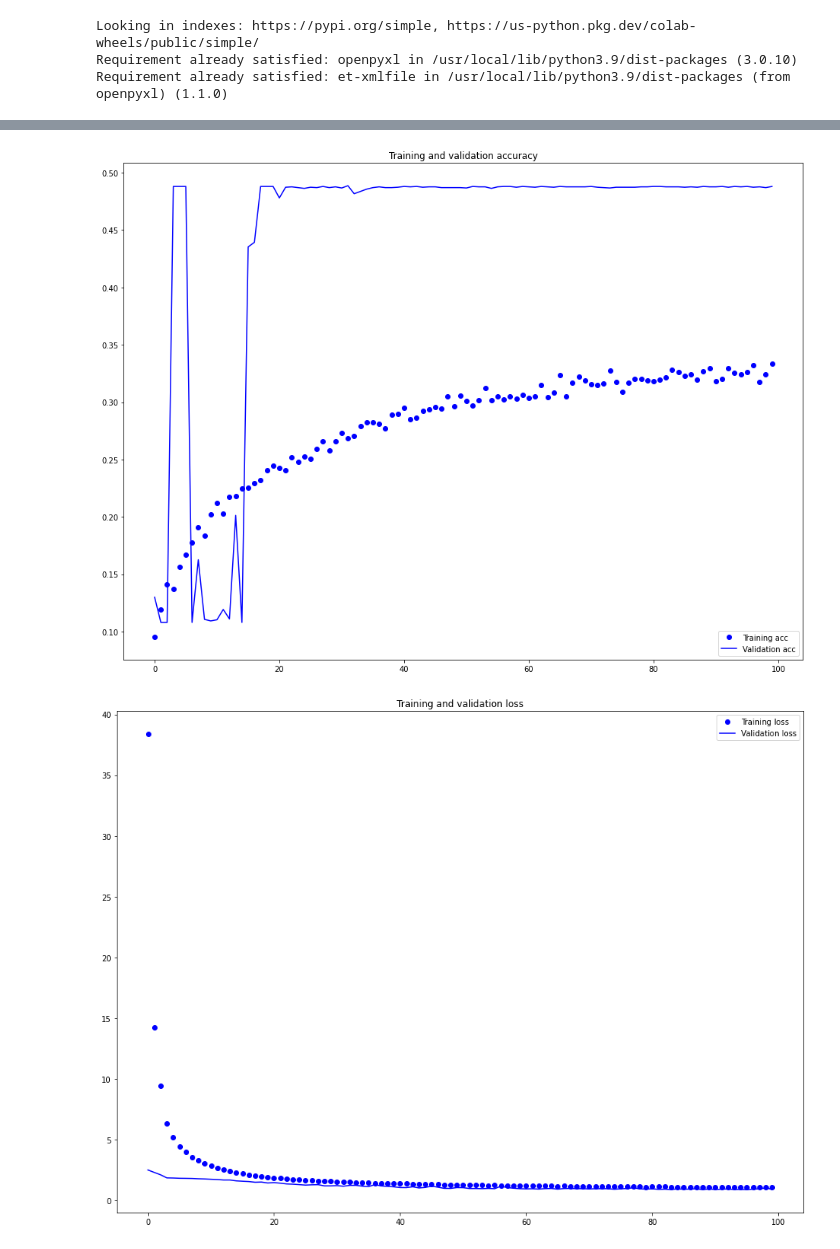
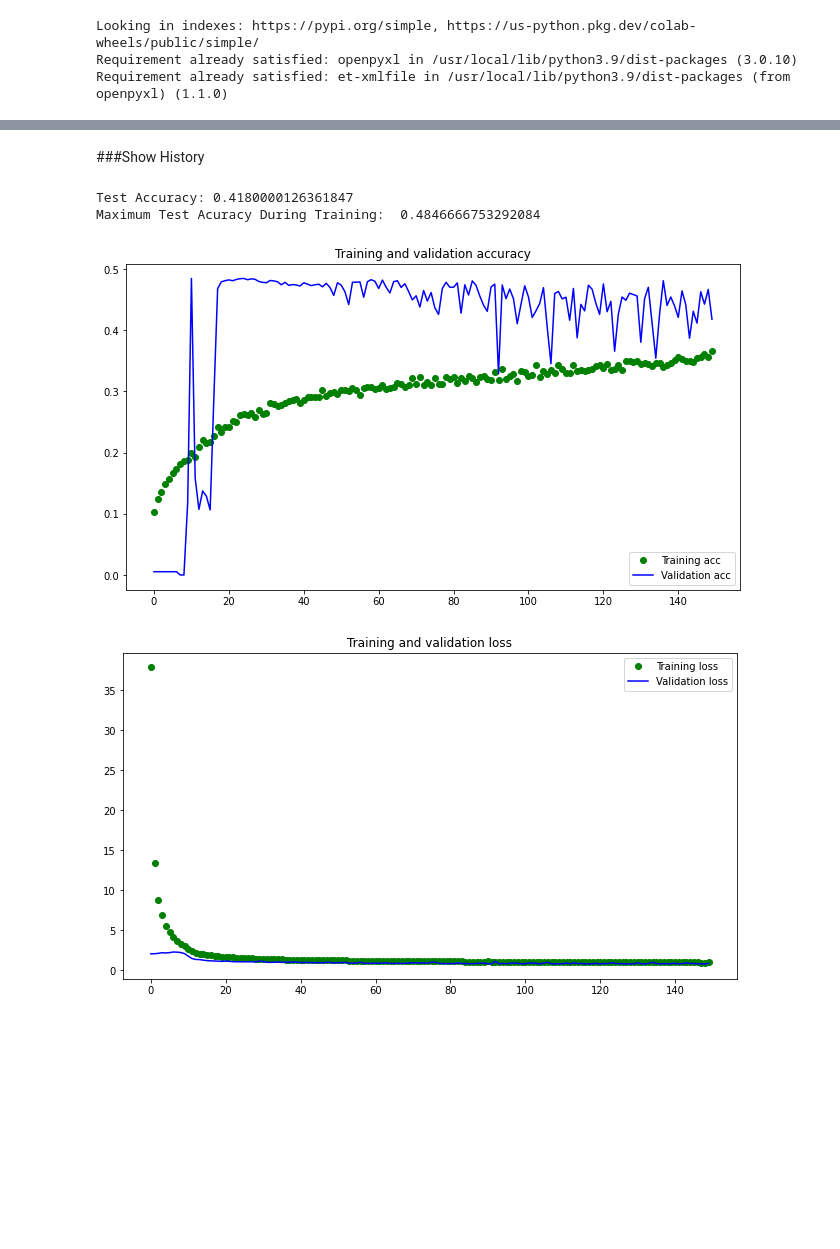
Before and after one commit to HeiZemBerg/IAUFD-DataBase, a Jupyter notebook: IAUFD_NN.ipynb, the cells around one changed output, grey strips where cells are left out. Saved outputs shown, nothing was run; the diff lists cells and outputs as text; code cells hidden in the pictures; blank space fills up the shorter version.

```diff
--- a/IAUFD_NN.ipynb
+++ b/IAUFD_NN.ipynb
@@ -31,6 +39,15 @@ data = pd.read_excel('/content/drive/MyDrive/IAUFD/IAUSD  Lable.xlsx')
 # %%
-def Change_DF(data):
+# Function change the name and type of Columns
+def change_dataframe(data):
+    #replace dataset errors
+    data['Unnamed: 8']=data['Unnamed: 8'].replace(' ',1)
+    data['Unnamed: 8']=data['Unnamed: 8'].replace(11,1)
+    data['Unnamed: 6']=data['Unnamed: 6'].replace(11,1)
+    data['Unnamed: 10']=data['Unnamed: 10'].replace(11,1)
+    data['Image Identification']=data['Image Identification'].replace(11,1)
+
     df=pd.DataFrame()
+
     df['Image Number']=data['Image Number'].astype('int32')
     df['Gate']=data['Image Identification'].astype('int32')
     df['Start/Restart the game']=data['Unnamed: 2'].astype('int32')
@@ -42,5 +59,16 @@ def Change_DF(data):
     df['referee Image']=data['Unnamed: 8'].astype('int32')
     df['Penalty Image']=data['Unnamed: 9'].astype('int32')
     df['Free Kick']=data['Unnamed: 10'].astype('int32')
+    return df
 
-    return df
+#read dataset from drive and change dataset
+data=change_dataframe(pd.read_excel('/content/drive/MyDrive/IAUFD/IAUSD  Lable.xlsx').iloc[1:])
+
+data.info()
+display(data.head(10))
+print(f"""
+the DataSet has 100,000 data whose number of Gool is equal :
+{data['Gate'].value_counts()}
+0 isn't Gool
+1 is Gool
+""")
@@ -47,7 +110,0 @@ def Change_DF(data):
-# %%
-data=data.iloc[1:]
-data['Unnamed: 8']=data['Unnamed: 8'].replace(' ',1)
-data['Unnamed: 8']=data['Unnamed: 8'].replace(11,1)
-data['Unnamed: 6']=data['Unnamed: 6'].replace(11,1)
-data['Unnamed: 10']=data['Unnamed: 10'].replace(11,1)
-data['Image Identification']=data['Image Identification'].replace(11,1)
@@ -72,3 +110,0 @@ See the caveats in the documentation: https://pandas.pydata.org/pandas-docs/stab
-# %%
-data=Change_DF(data)
-display(data)
@@ -233,5 +246,5 @@ ________________________________________________________________________________
 # %%
 model.compile(optimizer='Adagrad', loss='categorical_crossentropy', metrics=['accuracy'])
 # %%
-history = model.fit(X_train, y_train,epochs=100, batch_size=256, validation_data=(X_test,y_test))
+history = model.fit(X_train, y_train,epochs=150, batch_size=256, validation_data=(X_test,y_test))
 # %% [output]
@@ -255,26 +268,33 @@ Epoch 100/100
+# %% [markdown]
+###Show History
 # %%
-import matplotlib.pyplot as plt
+print("Test Accuracy:",history.history['val_accuracy'][-1],
+      "\nMaximum Test Acuracy During Training: ",
+      max(history.history['val_accuracy']))
 
 acc = history.history['accuracy']
 val_acc = history.history['val_accuracy']
 loss = history.history['loss']
 val_loss = history.history['val_loss']
+plt.rcParams["figure.figsize"] = (11,6)
 
 epochs = range(len(acc))
 
-plt.plot(epochs, acc, 'bo', label='Training acc')
+plt.plot(epochs, acc, 'go', label='Training acc')
 plt.plot(epochs, val_acc, 'b', label='Validation acc')
 plt.title('Training and validation accuracy')
 plt.legend()
 
 plt.figure()
 
-plt.plot(epochs, loss, 'bo', label='Training loss')
+plt.plot(epochs, loss, 'go', label='Training loss')
 plt.plot(epochs, val_loss, 'b', label='Validation loss')
 plt.title('Training and validation loss')
 plt.legend()
 
 plt.show()
 # %% [output]
+Test Accuracy: 0.4180000126361847
+Maximum Test Acuracy During Training:  0.4846666753292084
-[figure, old version]
+[figure, new version]
-[figure, old version]
+[figure, new version]
```
Also changed, not shown: parts of 19 cells of this notebook.
